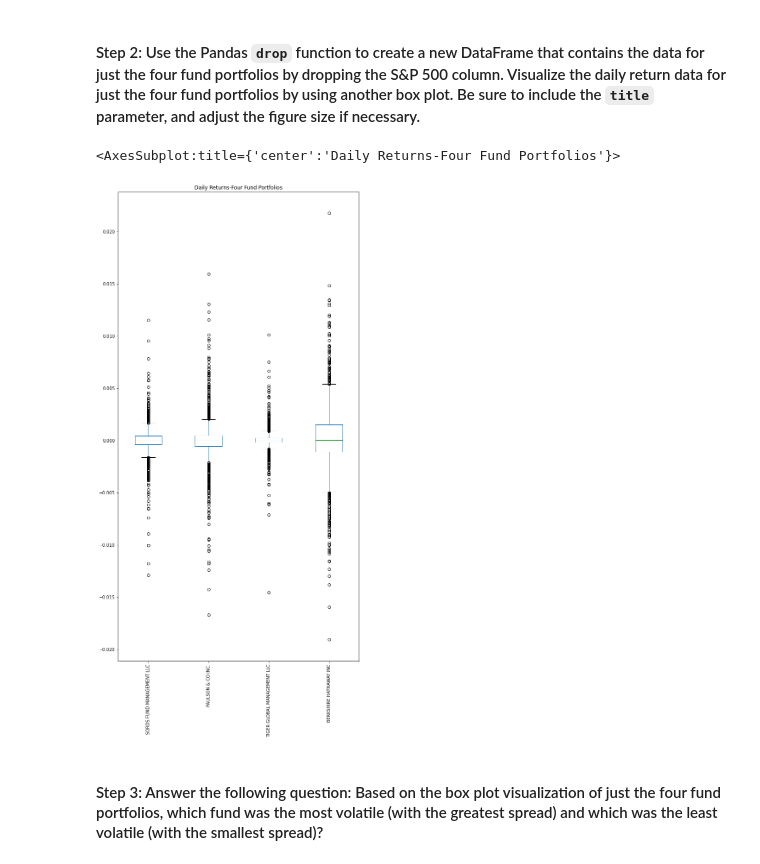
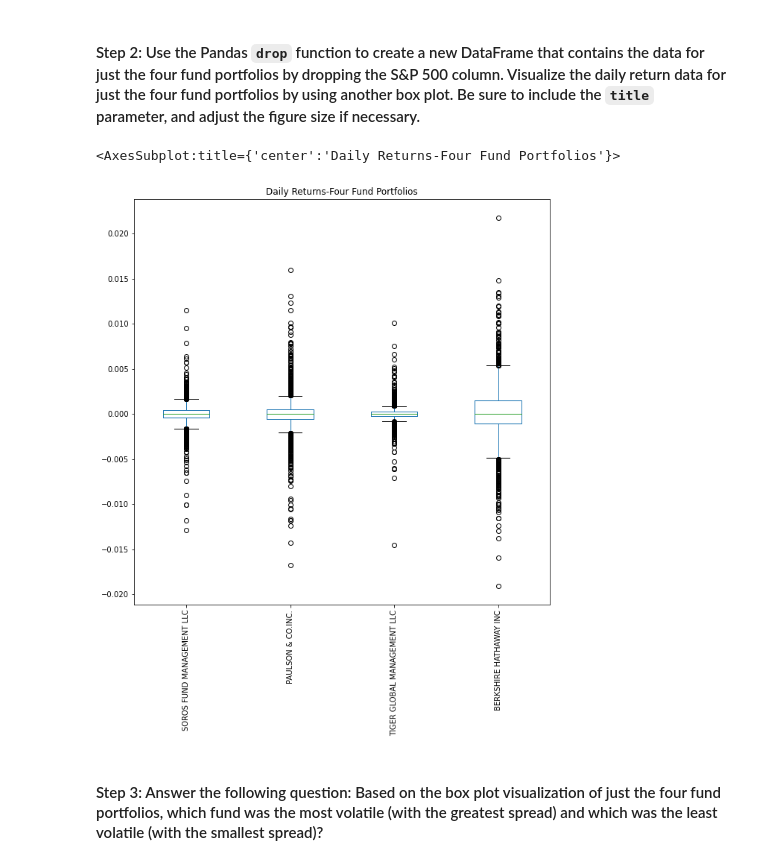
Before and after one commit to JuliaGuanzon/risk_return_analysis, a Jupyter notebook: risk_return_analysis.ipynb, the cells around one changed output. Cells and saved outputs as stored; diff of their text form; code cells hidden in the pictures.

```diff
--- a/risk_return_analysis.ipynb
+++ b/risk_return_analysis.ipynb
@@ -225,13 +225,13 @@ daily_returns.plot(kind='box',figsize=(15,20),title="Daily Returns-Four Fund Por
 # %%
 # Create a new DataFrame containing only the 4 fund portfolios by dropping the S&P 500 column from the DataFrame
 # Create box plots to reflect the return data for only the 4 fund portfolios
 # Include a title parameter and adjust the figure size
 
 # J.Guanzon Comment-As mentioned in the beginning of the application, we did the daily return calculation for the 4 fund portfolios ahead of time to easily pull the data going forward in this application. Please reference the line of code in the 'Imports' section, step 3.
-daily_returns_4funds.plot(kind='box', figsize=(10,20),title="Daily Returns-Four Fund Portfolios", rot =90)
+daily_returns_4funds.plot(kind='box', figsize=(10,10),title="Daily Returns-Four Fund Portfolios", rot =90)
 # %% [output]
 <AxesSubplot:title={'center':'Daily Returns-Four Fund Portfolios'}>
-[figure, old version]
+[figure, new version]
 # %% [markdown]
 #### Step 3: Answer the following question: Based on the box plot visualization of just the four fund portfolios, which fund was the most volatile (with the greatest spread) and which was the least volatile (with the smallest spread)?
 # %% [markdown]
```
Also changed, not shown: 3 other files.
